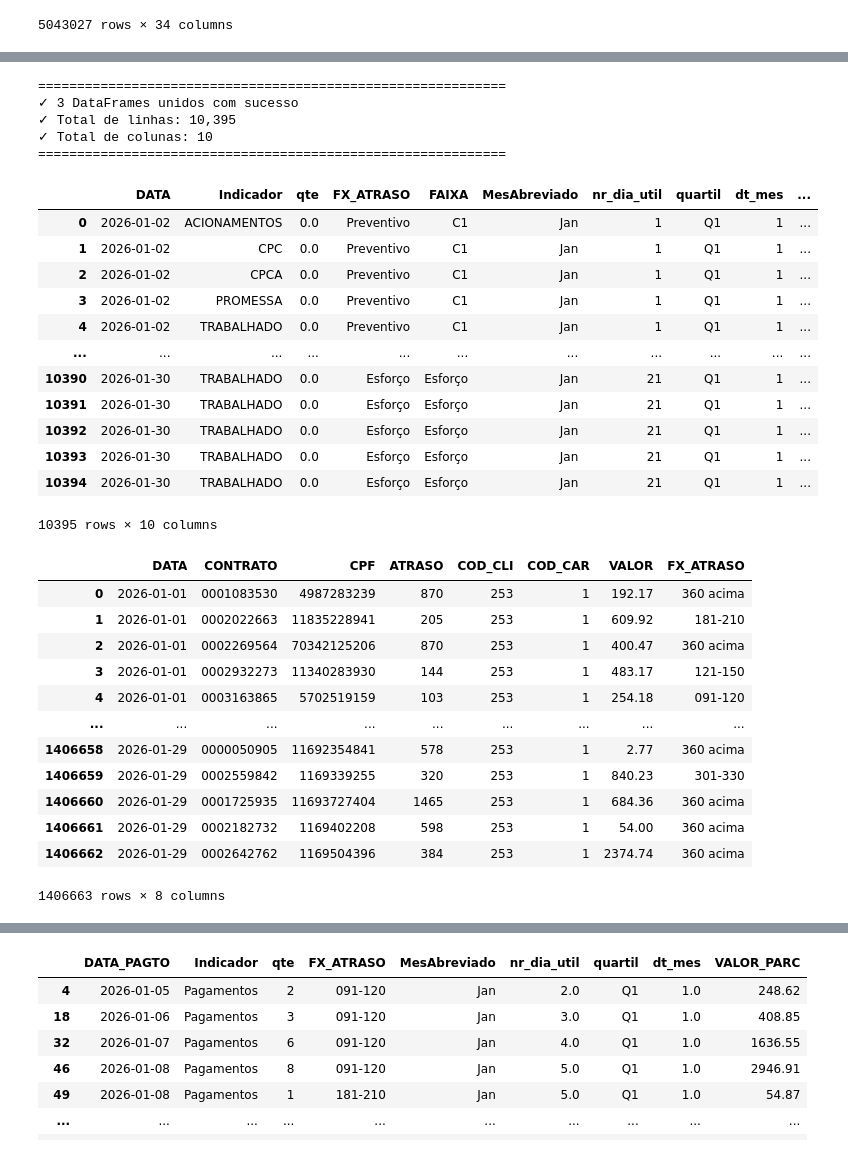
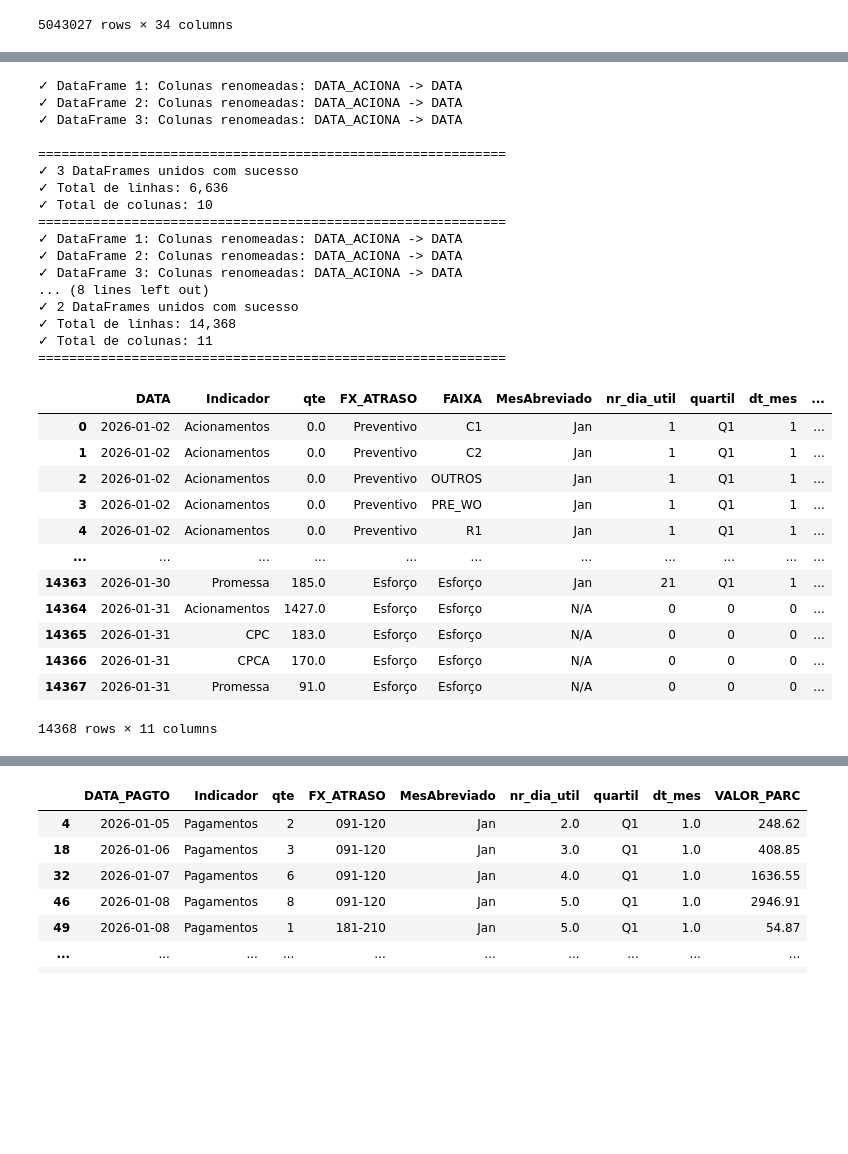
Before and after one commit to Claudiano-alves/Data-Analysis-Portfolio, a Jupyter notebook: Projects/notebooks/data_wrangling_renner.ipynb, the cells around one changed output, grey strips where cells are left out. Drawn from its saved outputs; the diff is of its cells as text; code cells hidden in the pictures; blank space fills up the shorter version.

Commit message:
UPDATE. Finalizado desenvolvimento do daily e funil acumulado para os indicadores renner.

```diff
--- a/Projects/notebooks/data_wrangling_renner.ipynb
+++ b/Projects/notebooks/data_wrangling_renner.ipynb
@@ -287,10 +336,10 @@ df_tabulacao_aciona
 
 from utils.acionamentos.data_processing import confere_tabulacao_acionamentos, enriquecer_acionamentos
 
-# df_acionamentos_tratado = confere_tabulacao_acionamentos(
-#     df_tab_acionamentos=df_tab_acionamentos,
-#     df_tabulacao_aciona=df_tabulacao_aciona
-# )
+df_acionamentos_tratado = confere_tabulacao_acionamentos(
+    df_tab_acionamentos=df_tab_acionamentos,
+    df_tabulacao_aciona=df_tabulacao_aciona
+)
 df_acionamentos_limpo, df_acionamentos_sem_fx, df_acionamentos_sem_descricao = enriquecer_acionamentos(
     df_acionamentos=df_acionamentos_tratado,
     df_mailing_hist=df_tratado,
@@ -314,32 +363,45 @@ df_acionamentos_limpo
 # %%
-from utils.acionamentos.metricas_acumuladas import processar_acumulados_acionamentos
+from utils.acionamentos.metricas_acumuladas import acionamentos_fxAtraso_funil, processar_acumulados_acionamentos, acionamentos_fxAtraso_daily, acionamentos_esforco_daily, acionamentos_unique_daily, acionamentos_unique_funil, acionamentos_esforco_funil
+from utils.utils import unir_dataframes
 
 df_acionamentos_final = processar_acumulados_acionamentos(
     df_acionamentos_limpo=df_acionamentos_limpo,
     df_dw_calendario=df_dw_calendario,
-    segmentacoes_extras=['FAIXA']
+    segmentacoes_extras=['FAIXA'],
+    retorno='consolidado'
 )
-
 df_acionamentos_final
 # %% [output]
+✓ DataFrame 1: Colunas renomeadas: DATA_ACIONA -> DATA
+✓ DataFrame 2: Colunas renomeadas: DATA_ACIONA -> DATA
+✓ DataFrame 3: Colunas renomeadas: DATA_ACIONA -> DATA
+
 ============================================================
 ✓ 3 DataFrames unidos com sucesso
-✓ Total de linhas: 10,395
+✓ Total de linhas: 6,636
 ✓ Total de colunas: 10
 ============================================================
+✓ DataFrame 1: Colunas renomeadas: DATA_ACIONA -> DATA
+✓ DataFrame 2: Colunas renomeadas: DATA_ACIONA -> DATA
+✓ DataFrame 3: Colunas renomeadas: DATA_ACIONA -> DATA
+... (8 lines left out)
+✓ 2 DataFrames unidos com sucesso
+✓ Total de linhas: 14,368
+✓ Total de colunas: 11
+============================================================
 |  | DATA | Indicador | qte | FX_ATRASO | FAIXA | MesAbreviado | nr_dia_util | quartil | dt_mes | ... |
-| 0 | 2026-01-02 | ACIONAMENTOS | 0.0 | Preventivo | C1 | Jan | 1 | Q1 | 1 | ... |
-| 1 | 2026-01-02 | CPC | 0.0 | Preventivo | C1 | Jan | 1 | Q1 | 1 | ... |
-| 2 | 2026-01-02 | CPCA | 0.0 | Preventivo | C1 | Jan | 1 | Q1 | 1 | ... |
-| 3 | 2026-01-02 | PROMESSA | 0.0 | Preventivo | C1 | Jan | 1 | Q1 | 1 | ... |
-| 4 | 2026-01-02 | TRABALHADO | 0.0 | Preventivo | C1 | Jan | 1 | Q1 | 1 | ... |
+| 0 | 2026-01-02 | Acionamentos | 0.0 | Preventivo | C1 | Jan | 1 | Q1 | 1 | ... |
+| 1 | 2026-01-02 | Acionamentos | 0.0 | Preventivo | C2 | Jan | 1 | Q1 | 1 | ... |
+| 2 | 2026-01-02 | Acionamentos | 0.0 | Preventivo | OUTROS | Jan | 1 | Q1 | 1 | ... |
+| 3 | 2026-01-02 | Acionamentos | 0.0 | Preventivo | PRE_WO | Jan | 1 | Q1 | 1 | ... |
+| 4 | 2026-01-02 | Acionamentos | 0.0 | Preventivo | R1 | Jan | 1 | Q1 | 1 | ... |
 | ... | ... | ... | ... | ... | ... | ... | ... | ... | ... | ... |
-| 10390 | 2026-01-30 | TRABALHADO | 0.0 | Esforço | Esforço | Jan | 21 | Q1 | 1 | ... |
-| 10391 | 2026-01-30 | TRABALHADO | 0.0 | Esforço | Esforço | Jan | 21 | Q1 | 1 | ... |
-| 10392 | 2026-01-30 | TRABALHADO | 0.0 | Esforço | Esforço | Jan | 21 | Q1 | 1 | ... |
-| 10393 | 2026-01-30 | TRABALHADO | 0.0 | Esforço | Esforço | Jan | 21 | Q1 | 1 | ... |
-| 10394 | 2026-01-30 | TRABALHADO | 0.0 | Esforço | Esforço | Jan | 21 | Q1 | 1 | ... |
+| 14363 | 2026-01-30 | Promessa | 185.0 | Esforço | Esforço | Jan | 21 | Q1 | 1 | ... |
+| 14364 | 2026-01-31 | Acionamentos | 1427.0 | Esforço | Esforço | N/A | 0 | 0 | 0 | ... |
+| 14365 | 2026-01-31 | CPC | 183.0 | Esforço | Esforço | N/A | 0 | 0 | 0 | ... |
+| 14366 | 2026-01-31 | CPCA | 170.0 | Esforço | Esforço | N/A | 0 | 0 | 0 | ... |
+| 14367 | 2026-01-31 | Promessa | 91.0 | Esforço | Esforço | N/A | 0 | 0 | 0 | ... |
-10395 rows × 10 columns
+14368 rows × 11 columns
 # %%
 import os
 # #df_conflitos_score
@@ -349,22 +410,0 @@ os.startfile('df_acionamentos_final.csv')  # abre com o programa padrão
-# %%
-from utils.mailing.data_processing import adicionar_faixa_atraso
-from utils.mailing.metricas_acumuladas import gerar_acumulado_maling_hist_fxAtraso, gerar_acumulado_maling_hist_unique
-from Ouze.src.config import FAIXAS_ATRASO_BINS, FAIXAS_ATRASO_LABELS
-
-df_mailing_hist_processing = adicionar_faixa_atraso(df_mailing_hist, FAIXAS_ATRASO_BINS, FAIXAS_ATRASO_LABELS)
-#df_mailing_hist_processing_acumulado = gerar_acumulado_maling_hist_unique(df_mailing_hist_processing, df_dw_calendario)
-df_mailing_hist_processing
-# %% [output]
-|  | DATA | CONTRATO | CPF | ATRASO | COD_CLI | COD_CAR | VALOR | FX_ATRASO |
-| 0 | 2026-01-01 | 0001083530 | 4987283239 | 870 | 253 | 1 | 192.17 | 360 acima |
-| 1 | 2026-01-01 | 0002022663 | 11835228941 | 205 | 253 | 1 | 609.92 | 181-210 |
-| 2 | 2026-01-01 | 0002269564 | 70342125206 | 870 | 253 | 1 | 400.47 | 360 acima |
-| 3 | 2026-01-01 | 0002932273 | 11340283930 | 144 | 253 | 1 | 483.17 | 121-150 |
-| 4 | 2026-01-01 | 0003163865 | 5702519159 | 103 | 253 | 1 | 254.18 | 091-120 |
-| ... | ... | ... | ... | ... | ... | ... | ... | ... |
-| 1406658 | 2026-01-29 | 0000050905 | 11692354841 | 578 | 253 | 1 | 2.77 | 360 acima |
-| 1406659 | 2026-01-29 | 0002559842 | 1169339255 | 320 | 253 | 1 | 840.23 | 301-330 |
-| 1406660 | 2026-01-29 | 0001725935 | 11693727404 | 1465 | 253 | 1 | 684.36 | 360 acima |
-| 1406661 | 2026-01-29 | 0002182732 | 1169402208 | 598 | 253 | 1 | 54.00 | 360 acima |
-| 1406662 | 2026-01-29 | 0002642762 | 1169504396 | 384 | 253 | 1 | 2374.74 | 360 acima |
-1406663 rows × 8 columns
```
Also changed, not shown: parts of 11 cells of this notebook, 8 other files.
